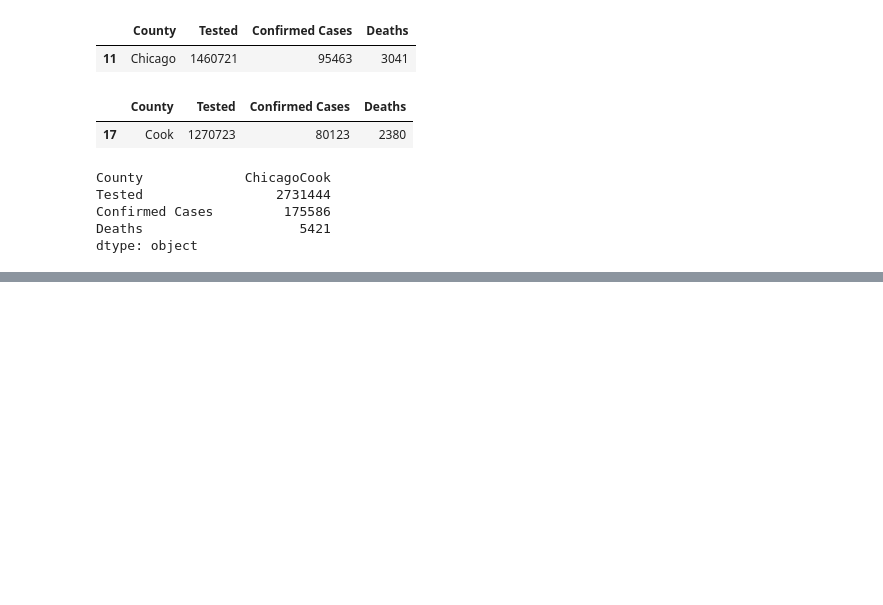
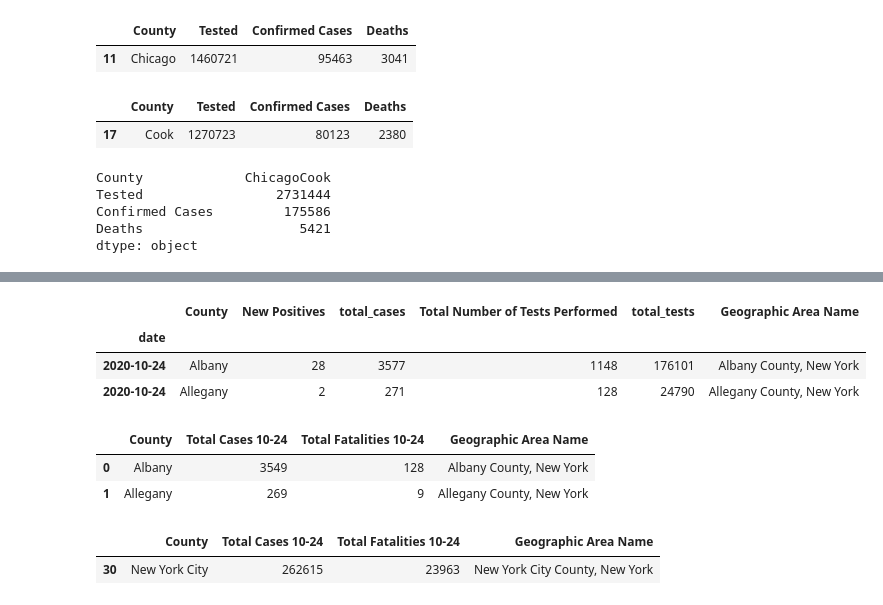
Before and after one commit to cxclark/covid19-analysis, a Jupyter notebook: code/02_data_cleaning_5_states.ipynb, the cells around one changed output, grey strips where cells are left out. Saved outputs shown, nothing was run; the diff lists cells and outputs as text; code cells hidden in the pictures; blank space fills up the shorter version.

Commit message:
updated covid and census numbers 5 states

```diff
--- a/code/02_data_cleaning_5_states.ipynb
+++ b/code/02_data_cleaning_5_states.ipynb
@@ -1156,0 +1230,2 @@ memory usage: 4.0+ KB
+# %%
+ny = ny.set_index('date')
@@ -1156,0 +1236,4 @@ memory usage: 4.0+ KB
+# %%
+ny = ny.loc['2020-10-24']
+# %%
+ny['Geographic Area Name'] = ny['County'] + ' County, New York'
@@ -1156,0 +1242,2 @@ memory usage: 4.0+ KB
+# %%
+ny = ny.sort_values(by='Geographic Area Name')
@@ -1156,0 +1246,18 @@ memory usage: 4.0+ KB
+# %%
+ny.head(2)
+# %% [output]
+|  | County | New Positives | total_cases | Total Number of Tests Performed | total_tests | Geographic Area Name |
+| date |  |  |  |  |  |  |
+| 2020-10-24 | Albany | 28 | 3577 | 1148 | 176101 | Albany County, New York |
+| 2020-10-24 | Allegany | 2 | 271 | 128 | 24790 | Allegany County, New York |
+# %%
+ny_death.head(2)
+# %% [output]
+|  | County | Total Cases 10-24 | Total Fatalities 10-24 | Geographic Area Name |
+| 0 | Albany | 3549 | 128 | Albany County, New York |
+| 1 | Allegany | 269 | 9 | Allegany County, New York |
+# %%
+ny_death[ny_death['Geographic Area Name'] == 'New York City County, New York']
+# %% [output]
+|  | County | Total Cases 10-24 | Total Fatalities 10-24 | Geographic Area Name |
+| 30 | New York City | 262615 | 23963 | New York City County, New York |
```
Also changed, not shown: parts of 106 cells of this notebook, 11 other files.
